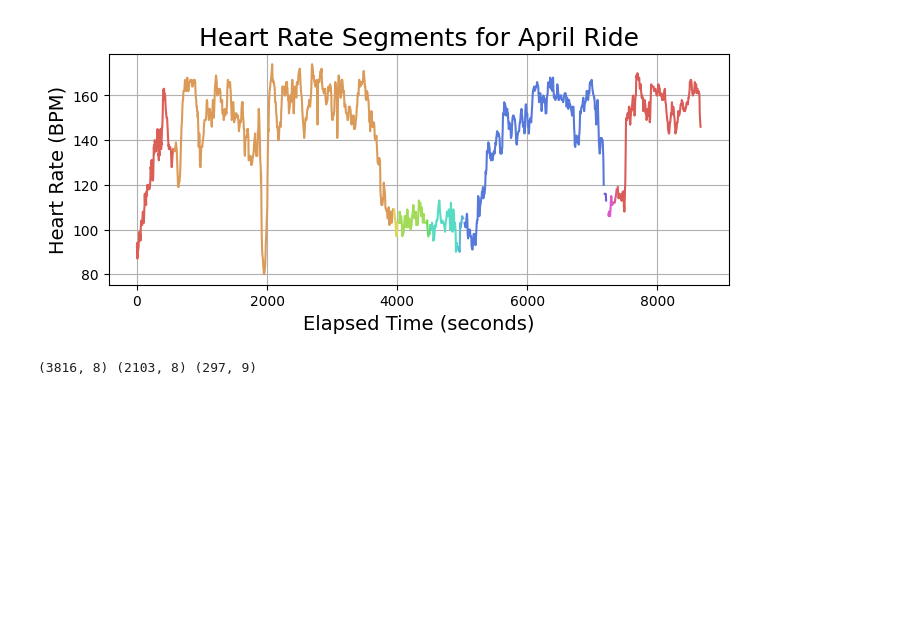
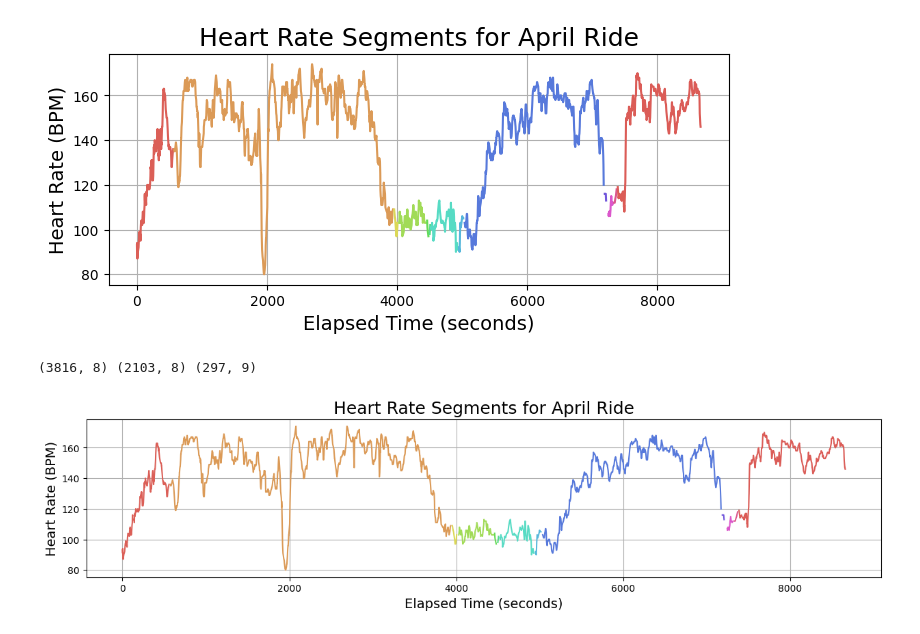
Before and after one commit to ericbauer55/bike-fitness-tracking, a Jupyter notebook: notebooks/0_EDA/1a_normalizing_time.ipynb, the cells around one changed output. Saved outputs shown, nothing was run; the diff lists cells and outputs as text; code cells hidden in the pictures; blank space fills up the shorter version.

Commit message:
successfully upsampled the dataset so that it is a 1 Hz sampling period

```diff
--- a/notebooks/0_EDA/1a_normalizing_time.ipynb
+++ b/notebooks/0_EDA/1a_normalizing_time.ipynb
@@ -283,4 +283,14 @@ print(df_jan.shape, df_apr.shape, df_may.shape)
 # %%
 x = df_apr.groupby('segment_id')
 # %%
-test = pd.concat(list(map(upsample_and_interpolate, [df_group for _,df_group in x])))
+test = pd.concat(list(map(upsample_and_interpolate, [df_group for _,df_group in df_apr.groupby('segment_id')])), ignore_index=True).sort_index()
+test = pd.concat(list(map(enrich_time_data, [df_group for _,df_group in test.groupby('segment_id')])), ignore_index=True).sort_index()
+# %%
+_ = plt.figure(figsize=(15,3))
+_ = sn.lineplot(test, x='elapsed_time', y='hr', hue='segment_id', palette='hls', legend=False)
+_ = plt.grid()
+_ = plt.title('Heart Rate Segments for April Ride', fontsize=18)
+_ = plt.xlabel('Elapsed Time (seconds)', fontsize=14)
+_ = plt.ylabel('Heart Rate (BPM)', fontsize=14)
+# %% [output]
+[figure, added]
```
Also changed, not shown: parts of 1 cell of this notebook.
